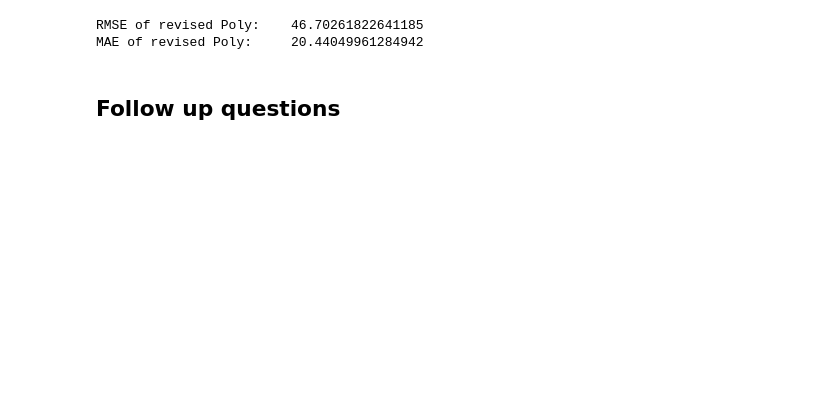
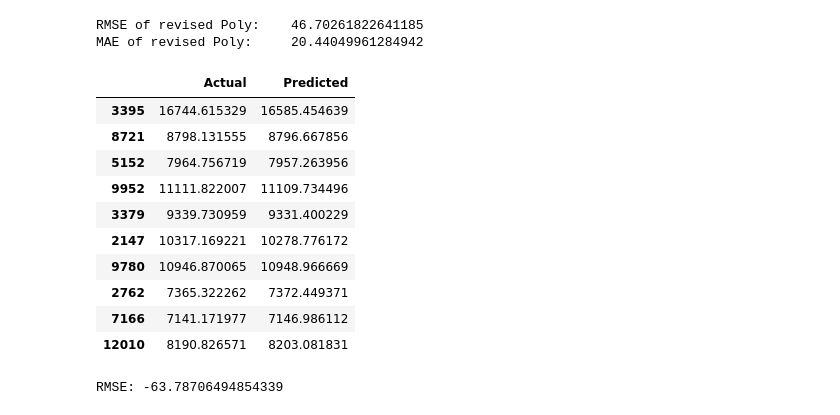
Before and after one commit to MarkNgendo/Cryptocurrency-Price-Prediction, a Jupyter notebook: Cryptocurrency_Price_Prediction.ipynb, the cells around one changed output. Saved outputs shown, nothing was run; the diff lists cells and outputs as text; code cells hidden in the pictures; blank space fills up the shorter version.

```diff
--- a/Cryptocurrency_Price_Prediction.ipynb
+++ b/Cryptocurrency_Price_Prediction.ipynb
@@ -1597,5 +1620,26 @@ print("MAE of revised Poly:\t", mean_absolute_error(y_test, p_pred))
 # %% [output]
 RMSE of revised Poly:    46.70261822641185
 MAE of revised Poly:     20.44049961284942
-# %% [markdown]
-## Follow up questions
+# %%
+# To compare the actual output values for X_test with the predicted values, execute the following
+values= pd.DataFrame({'Actual': y_test, 'Predicted': p_pred})
+values.sample(10,random_state=10)
+# %% [output]
+|  | Actual | Predicted |
+| 3395 | 16744.615329 | 16585.454639 |
+| 8721 | 8798.131555 | 8796.667856 |
+| 5152 | 7964.756719 | 7957.263956 |
+| 9952 | 11111.822007 | 11109.734496 |
+| 3379 | 9339.730959 | 9331.400229 |
+| 2147 | 10317.169221 | 10278.776172 |
+| 9780 | 10946.870065 | 10948.966669 |
+| 2762 | 7365.322262 | 7372.449371 |
+| 7166 | 7141.171977 | 7146.986112 |
+| 12010 | 8190.826571 | 8203.081831 |
+# %%
+from sklearn.model_selection import KFold
+CV=KFold(n_splits=10,shuffle=False)
+scores=cross_val_score(poly,X_train,y_train,cv=CV,scoring='neg_root_mean_squared_error')
+print('RMSE:', scores.mean())
+# %% [output]
+RMSE: -63.78706494854339
```
Also changed, not shown: parts of 38 cells of this notebook.
